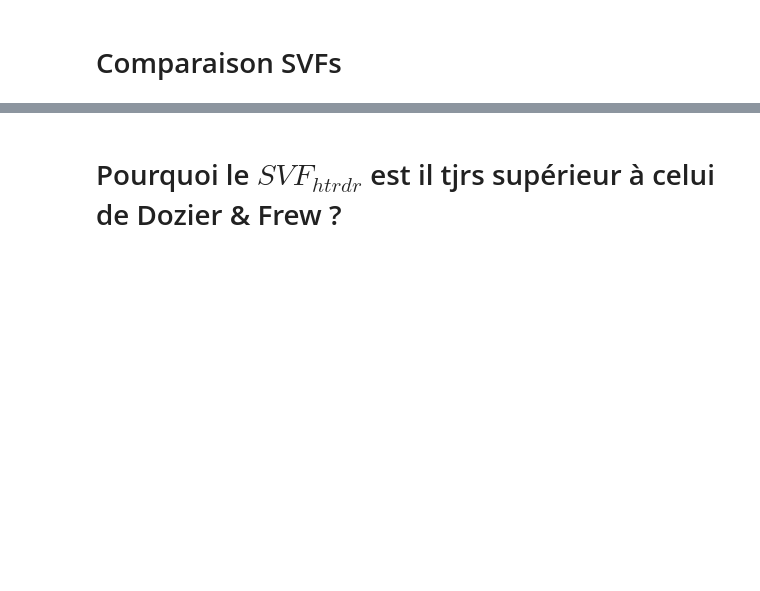
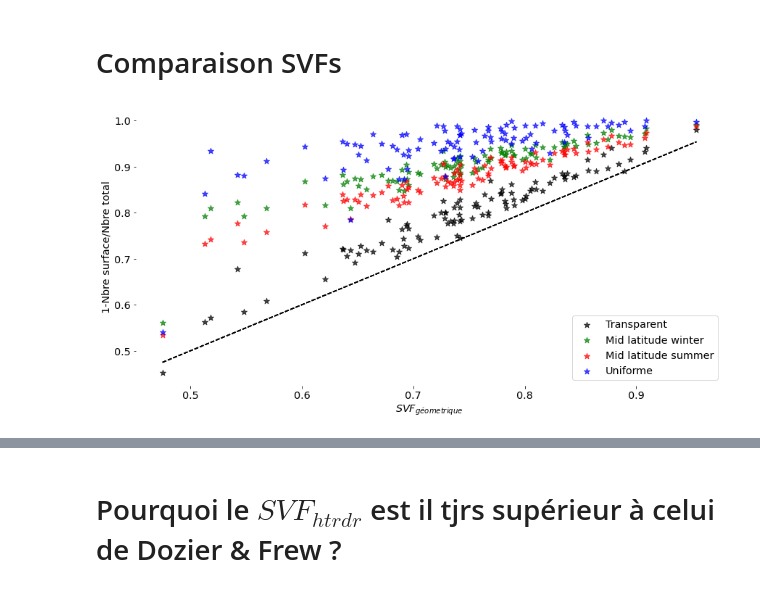
Before and after one commit to Barbouilledu38/Monte_Carlo_LW, a Jupyter notebook: scripts/LW_analyis_2.ipynb, the cells around one changed output, grey strips where cells are left out. Saved outputs shown, nothing was run; the diff lists cells and outputs as text; code cells hidden in the pictures; blank space fills up the shorter version.

```diff
--- a/scripts/LW_analyis_2.ipynb
+++ b/scripts/LW_analyis_2.ipynb
@@ -173,3 +178,13 @@ prop_atm.plot_ka_profile(force_save = True,save_name = save_dir + f"ka_profile_{
 [figure]
 # %% [markdown]
 # Comparaison SVFs
+# %%
+plotting_atms_SVF_and_flux_2(
+        exp = "lavey",
+        res = "30",
+        n_cam = "100",
+        save_name = "comp_svf_flux_lavey_2",
+        lapse_rate = False,
+        force_save = True)
+# %% [output]
+[figure, added]
```
Also changed, not shown: parts of 69 cells of this notebook, 1 other file.
